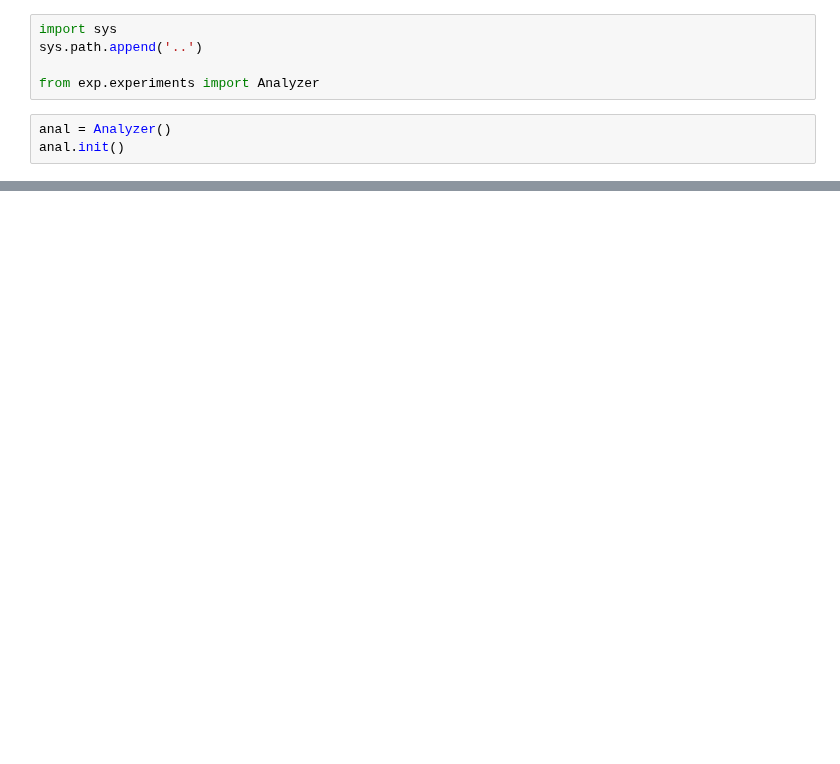
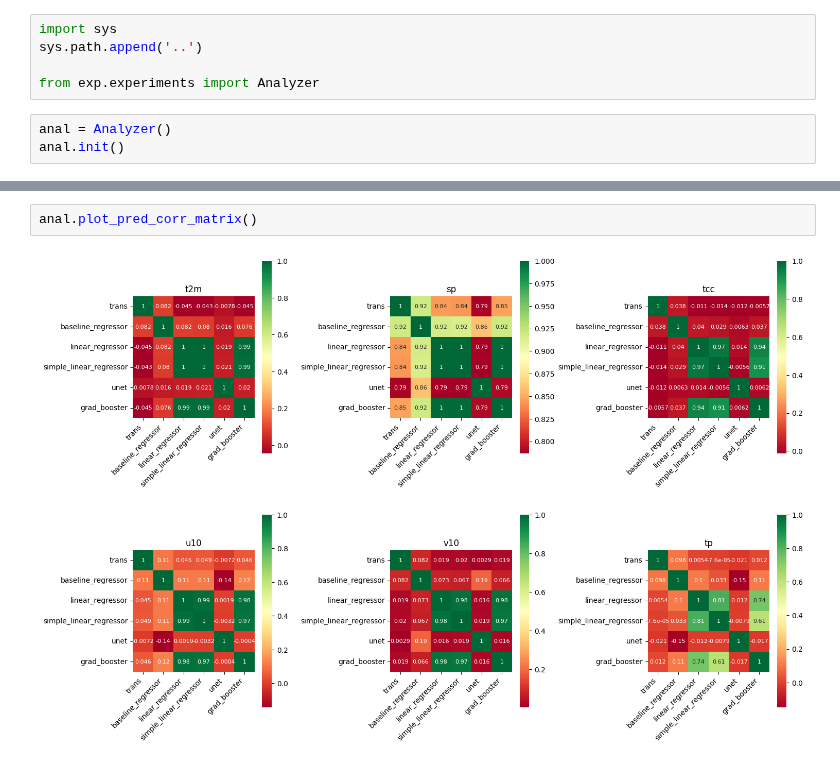
Before and after one commit to iwamaciek/stwp, a Jupyter notebook: demos/experiments.ipynb, the cells around one changed output, grey strips where cells are left out. Saved outputs shown, nothing was run; the diff lists cells and outputs as text; blank space fills up the shorter version.

Commit message:
[#28] Add correlation matrices for pred and err

```diff
--- a/demos/experiments.ipynb
+++ b/demos/experiments.ipynb
@@ -9,3 +13,7 @@ anal.init()
+# %%
+anal.plot_pred_corr_matrix()
+# %% [output]
+[figure, added]
 # %%
 anal.best_with_tigge_approx()
 # %% [output]
```
Also changed, not shown: parts of 2 cells of this notebook, 1 other file.
